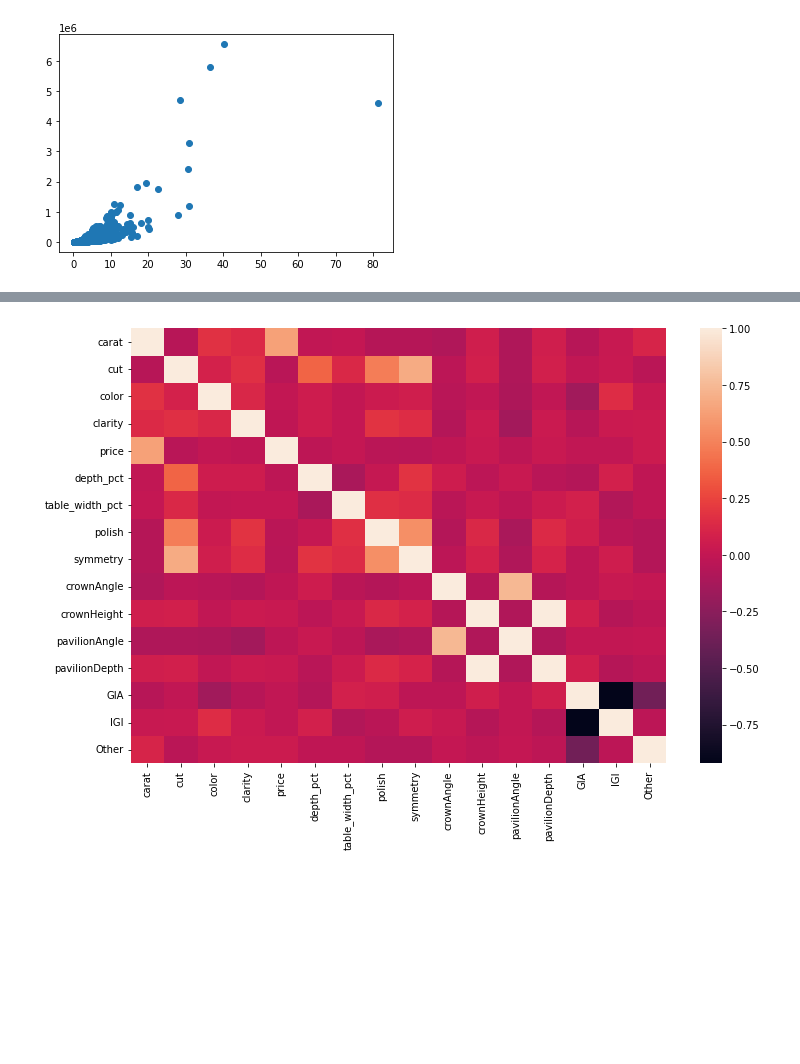
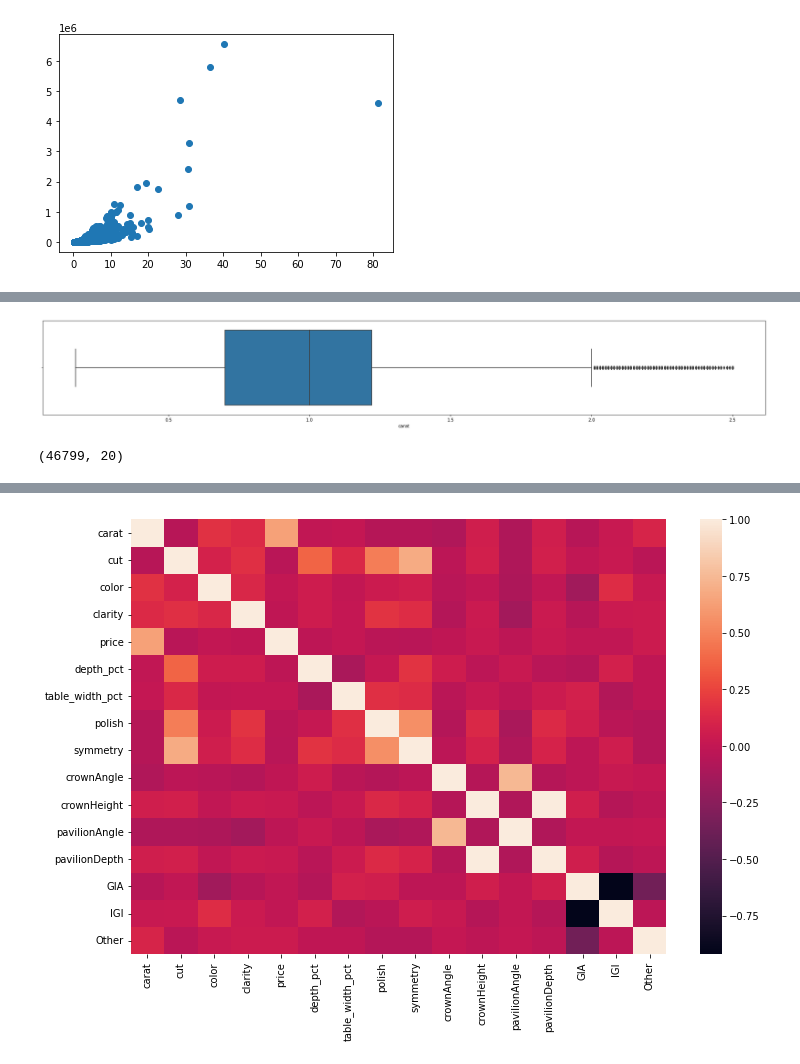
Before and after one commit to cryswong26/Diamonds, a Jupyter notebook: support/Diamond_Capstone - Fancy Shapes.ipynb, the cells around one changed output, grey strips where cells are left out. Saved outputs shown, nothing was run; the diff lists cells and outputs as text; code cells hidden in the pictures; blank space fills up the shorter version.

```diff
--- a/support/Diamond_Capstone - Fancy Shapes.ipynb
+++ b/support/Diamond_Capstone - Fancy Shapes.ipynb
@@ -645,0 +849,15 @@ plt.scatter(df['carat'], df['price']);
+# %%
+#create new dataframe with only diamonds 2.5 carats and below for use in any model
+df_new = df[(df["carat"]<=2.5)]
+# %%
+#look at the spread
+plt.figure(figsize=(30,4))
+sns.boxplot(df_new['carat'])
+plt.show()
+#definitely still has some outliers, but let me try 2.5 as the cut off first
+# %% [output]
+[figure, added]
+# %%
+df_new.shape
+# %% [output]
+(46799, 20)
```
Also changed, not shown: parts of 57 cells of this notebook.
